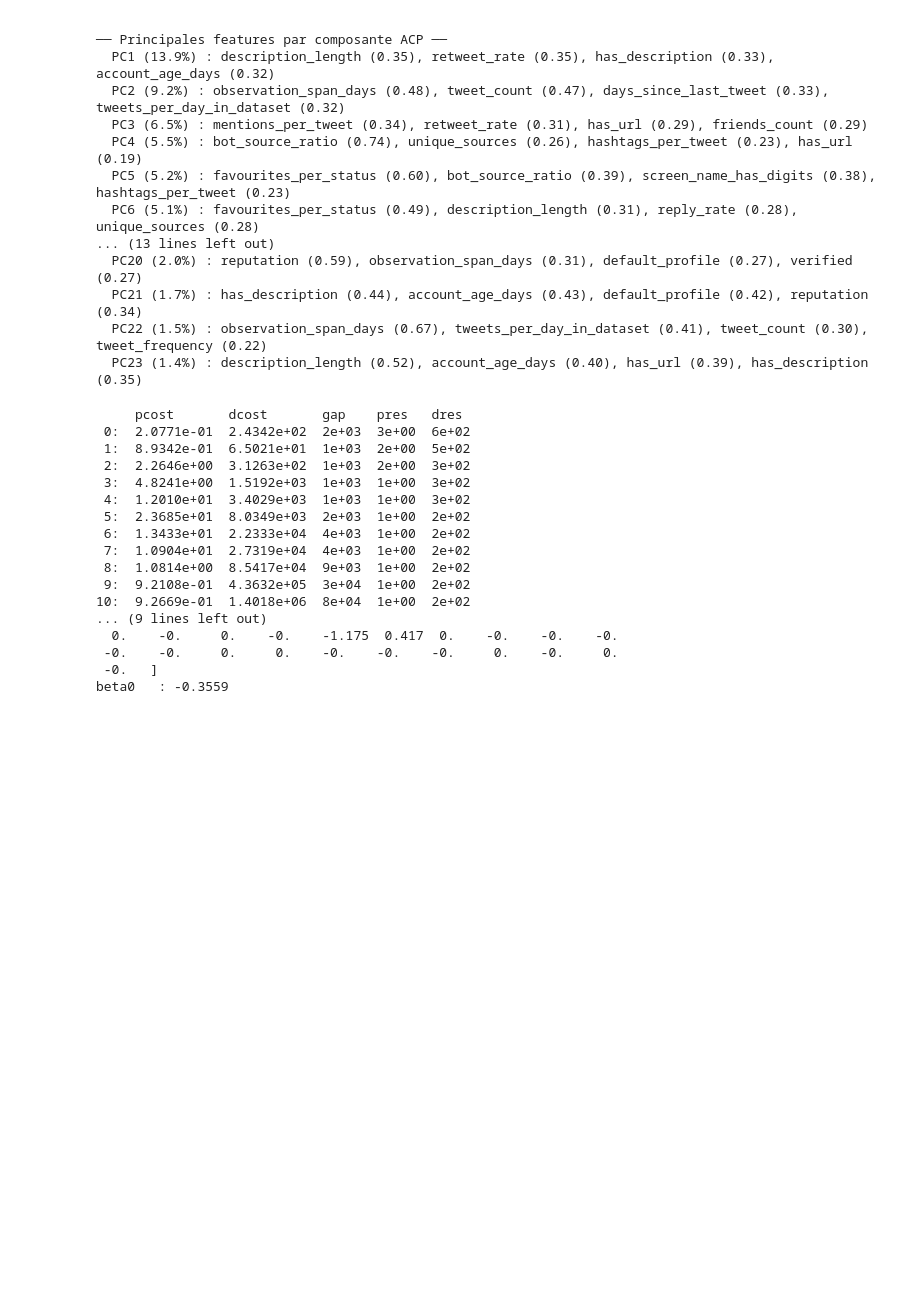
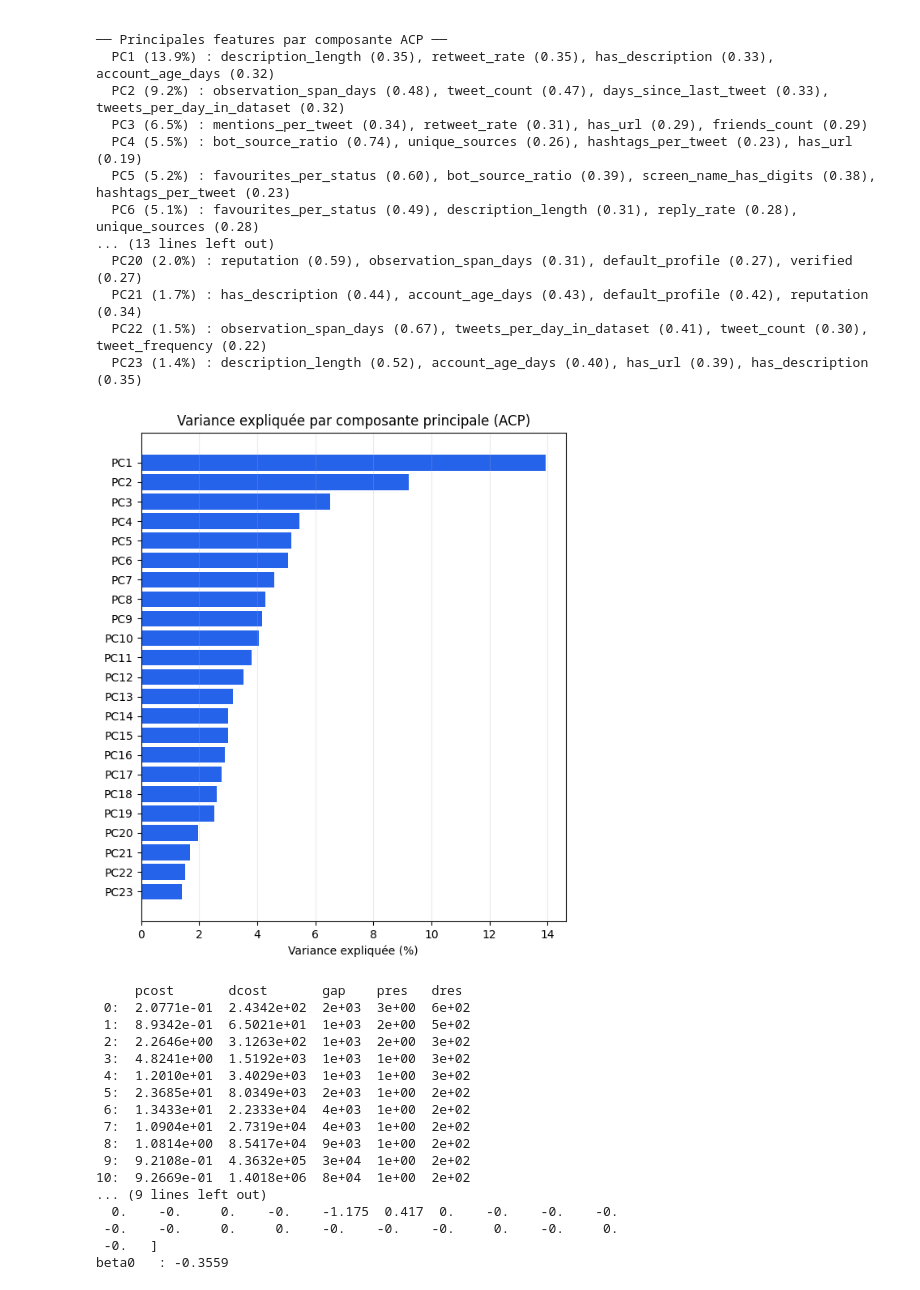
Before and after one commit to malcolm-a/if29-twitter-analysis, a Jupyter notebook: src/ml/supervised/SVM.ipynb, the cells around one changed output. Cells and saved outputs as stored; diff of their text form; code cells hidden in the pictures; blank space fills up the shorter version.

Commit message:
feat: added new graph

```diff
--- a/src/ml/supervised/SVM.ipynb
+++ b/src/ml/supervised/SVM.ipynb
@@ -183,6 +183,23 @@ Le SVM ci-dessous sera entraîné sur ces 23 composantes.
   PC21 (1.7%) : has_description (0.44), account_age_days (0.43), default_profile (0.42), reputation (0.34)
   PC22 (1.5%) : observation_span_days (0.67), tweets_per_day_in_dataset (0.41), tweet_count (0.30), tweet_frequency (0.22)
   PC23 (1.4%) : description_length (0.52), account_age_days (0.40), has_url (0.39), has_description (0.35)
+# %%
+labels = [f"PC{i+1}" for i in range(n_components)]
+values = explained_ratio[:n_components] * 100
+
+fig, ax = plt.subplots(figsize=(6, 7))
+ax.barh(labels[::-1], values[::-1], color="#2563eb")
+ax.set_xlabel("Variance expliquée (%)")
+ax.set_title("Variance expliquée par composante principale (ACP)")
+ax.grid(axis="x", alpha=0.25)
+plt.tight_layout()
+
+output_path = project_root / "docs/report/img/svm-pca-loadings.png"
+output_path.parent.mkdir(parents=True, exist_ok=True)
+plt.savefig(output_path, dpi=180, bbox_inches="tight")
+plt.show()
+# %% [output]
+[figure, added]
 # %%
 sol = solver(P, q, G, h)
 
```
Also changed, not shown: parts of 1 cell of this notebook.
